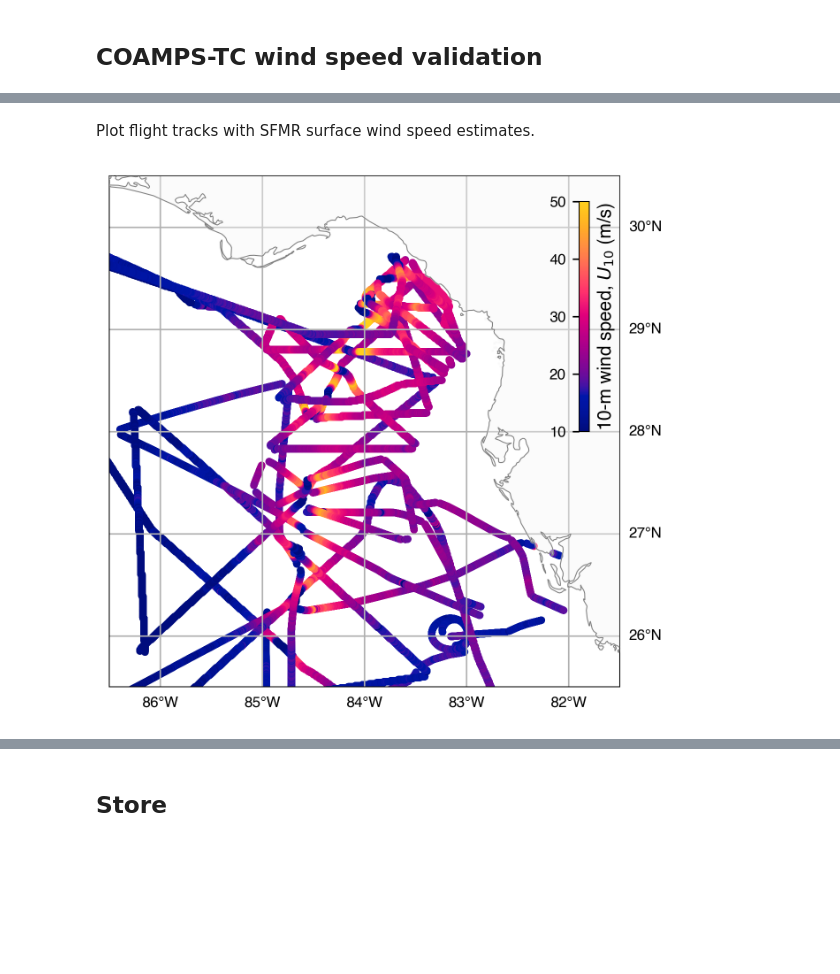
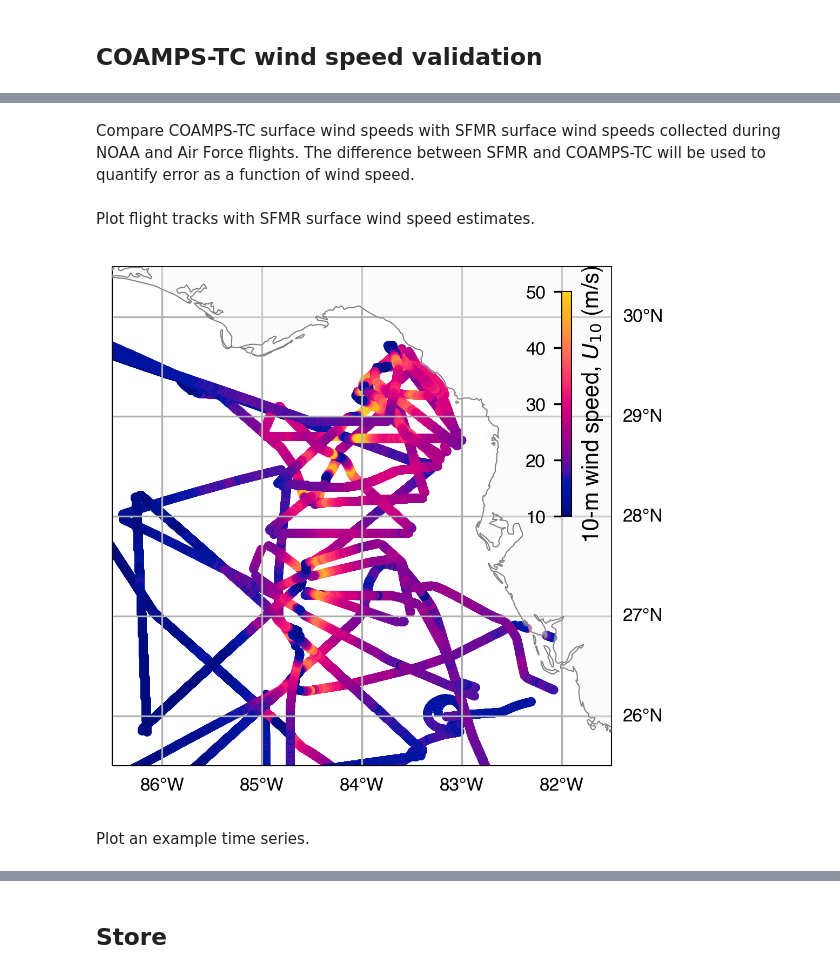
Before and after one commit to jacobrdavis/ocean-surface-wave-slopes-and-wind-wave-alignment, a Jupyter notebook: nb5-slope-primary-dependence.ipynb, the cells around one changed output, grey strips where cells are left out. Drawn from its saved outputs; the diff is of its cells as text; code cells hidden in the pictures; blank space fills up the shorter version.

```diff
--- a/nb5-slope-primary-dependence.ipynb
+++ b/nb5-slope-primary-dependence.ipynb
@@ -552,32 +359,37 @@ ax.set_ylim(300 * 10**3 * np.array([-1, 1]))
+# %% [markdown]
+Compare COAMPS-TC surface wind speeds with SFMR surface wind speeds collected during NOAA and Air Force flights.  The difference between SFMR and COAMPS-TC will be used to quantify error as a function of wind speed.
 # %% [markdown]
 Plot flight tracks with SFMR surface wind speed estimates.
 # %%
 CRS = cartopy.crs.PlateCarree()
-FIG_SIZE = (5.5, 5)
+FIG_SIZE = (4.5, 4)
 EXTENT = [-86.5, -81.5, 25.5, 30.5]
 
 fig, ax = plt.subplots(subplot_kw=dict(projection=CRS), figsize=FIG_SIZE)
 
 # Plot the base Cartopy map
 plotting.plot_base_chart(
     ax,
     extent=EXTENT,
 )
 
 sfmr_plot_kwargs = dict(
     s=5,
 )
 
 sfmr_plot = ax.scatter(
     sfmr_ds['longitude'],
     sfmr_ds['latitude'],
     c=sfmr_ds['sfmr_10m_wind_speed'],
     **plotting.wind_speed_plot_kwargs,
 )
 
-cax = ax.inset_axes([0.92, 0.5, 0.02, 0.45], axes_class=mpl.axes.Axes)
+cax = ax.inset_axes([0.9, 0.5, 0.02, 0.45], axes_class=mpl.axes.Axes)
 cbar = plt.colorbar(sfmr_plot, cax=cax)
 cax.yaxis.set_ticks_position('left')
 cbar.set_label('10-m wind speed, $U_{10}$ (m/s)')
+# fig.savefig('revfig-sfmr_flight_tracks.png', dpi=400, bbox_inches='tight')
 # %% [output]
-[figure, old version]
+[figure, new version]
+# %% [markdown]
+Plot an example time series.
```
Also changed, not shown: parts of 30 cells of this notebook, 9 other files.
